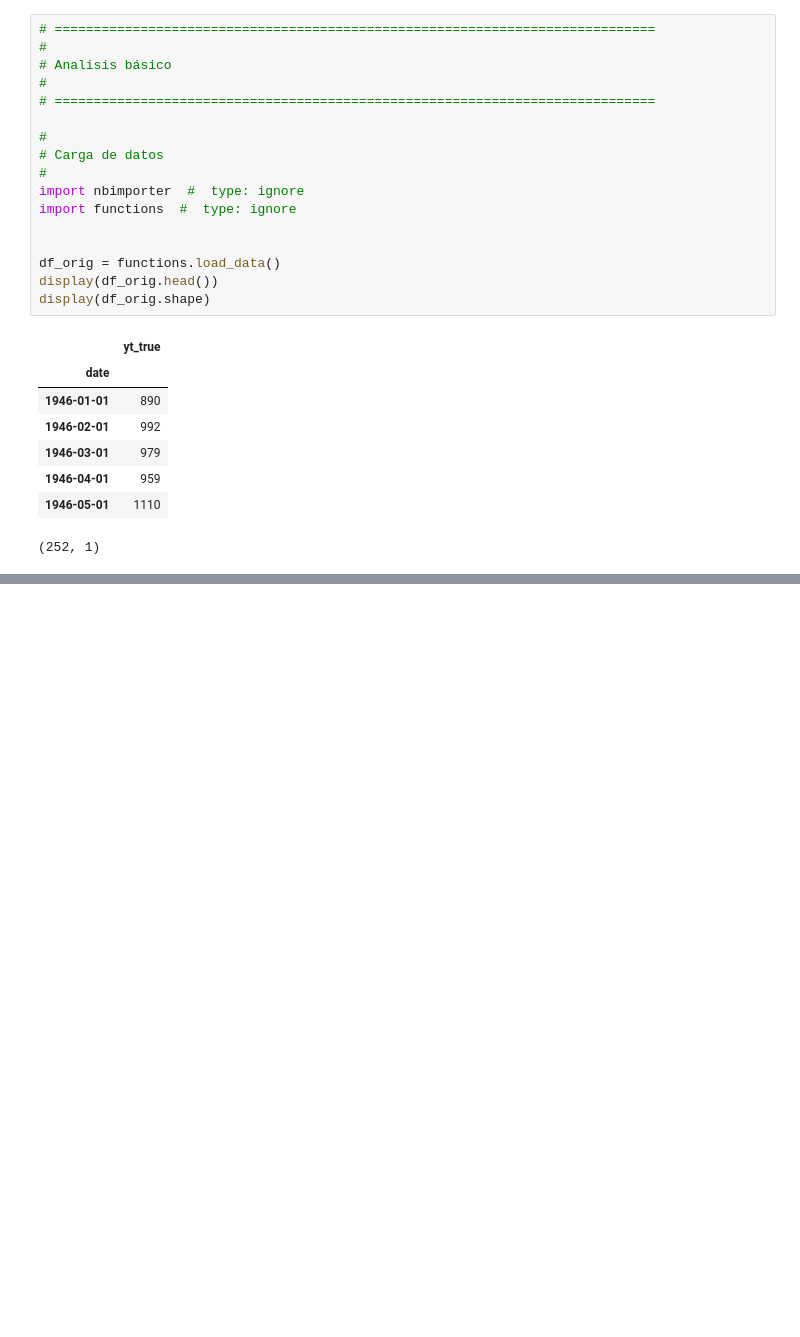
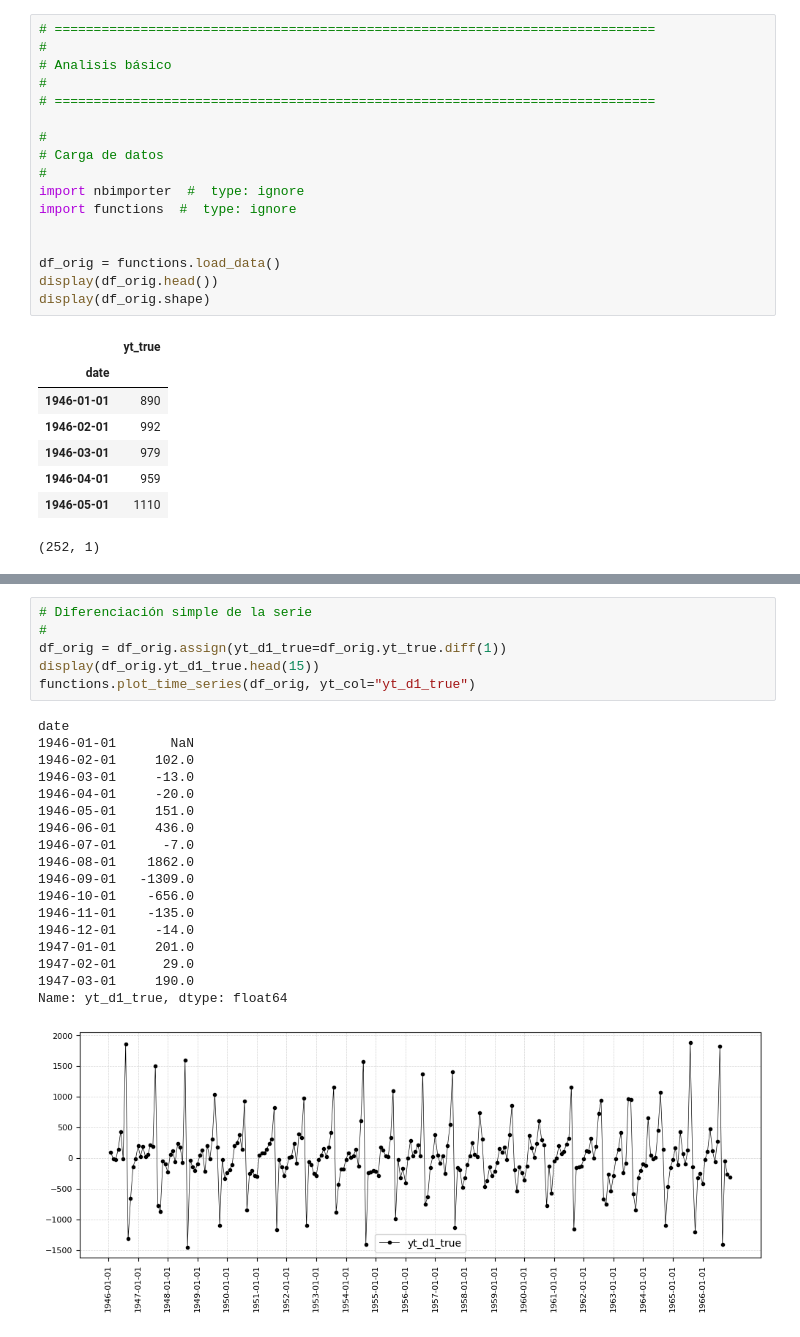
Before and after one commit to 2024-2-analitica-predictiva/2024-2-PRE-14-prediccion-de-series-de-tiempo-carolinacgj, a Jupyter notebook: homework/notebook_1.ipynb, the cells around one changed output, grey strips where cells are left out. Cells and saved outputs as stored; diff of their text form; blank space fills up the shorter version.

```diff
--- a/homework/notebook_1.ipynb
+++ b/homework/notebook_1.ipynb
@@ -40,0 +48,25 @@ AttributeError: module 'functions' has no attribute 'plot_time_series'
+# %%
+# Diferenciación simple de la serie
+#
+df_orig = df_orig.assign(yt_d1_true=df_orig.yt_true.diff(1))
+display(df_orig.yt_d1_true.head(15))
+functions.plot_time_series(df_orig, yt_col="yt_d1_true")
+# %% [output]
+date
+1946-01-01       NaN
+1946-02-01     102.0
+1946-03-01     -13.0
+1946-04-01     -20.0
+1946-05-01     151.0
+1946-06-01     436.0
+1946-07-01      -7.0
+1946-08-01    1862.0
+1946-09-01   -1309.0
+1946-10-01    -656.0
+1946-11-01    -135.0
+1946-12-01     -14.0
+1947-01-01     201.0
+1947-02-01      29.0
+1947-03-01     190.0
+Name: yt_d1_true, dtype: float64
+[figure, added]
```
Also changed, not shown: parts of 5 cells of this notebook, 10 other files.
